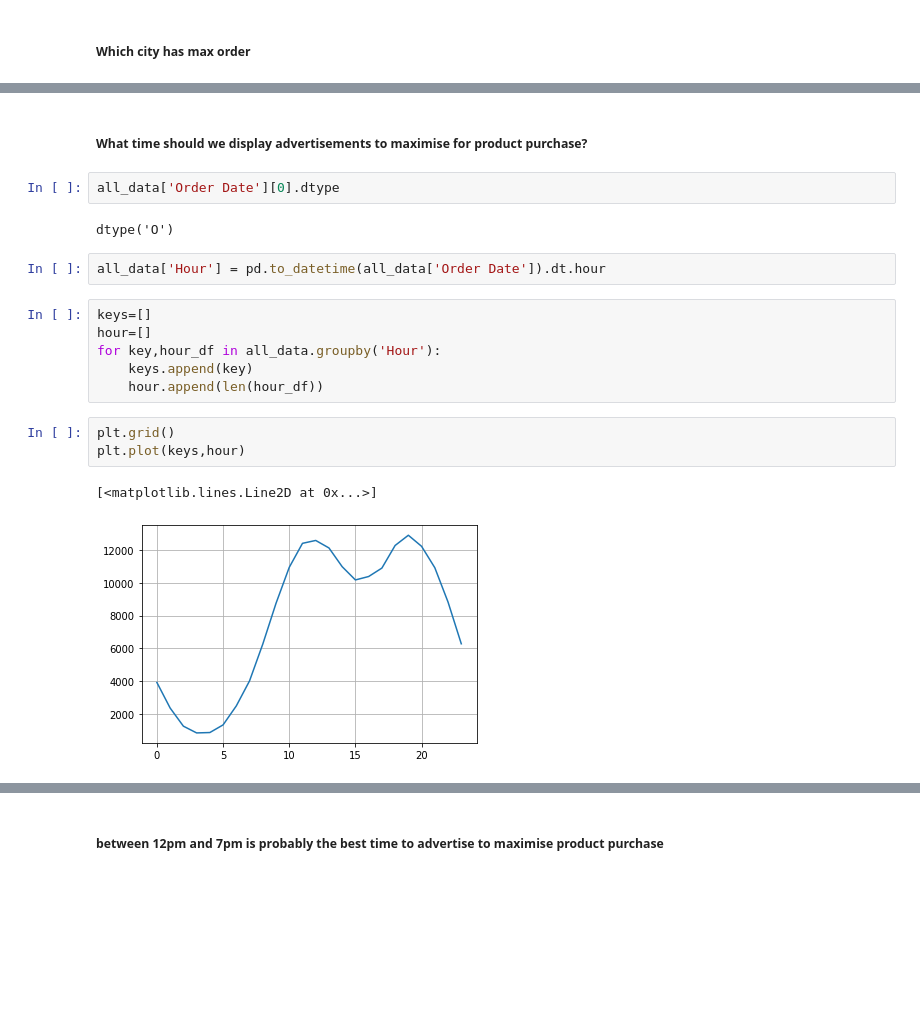
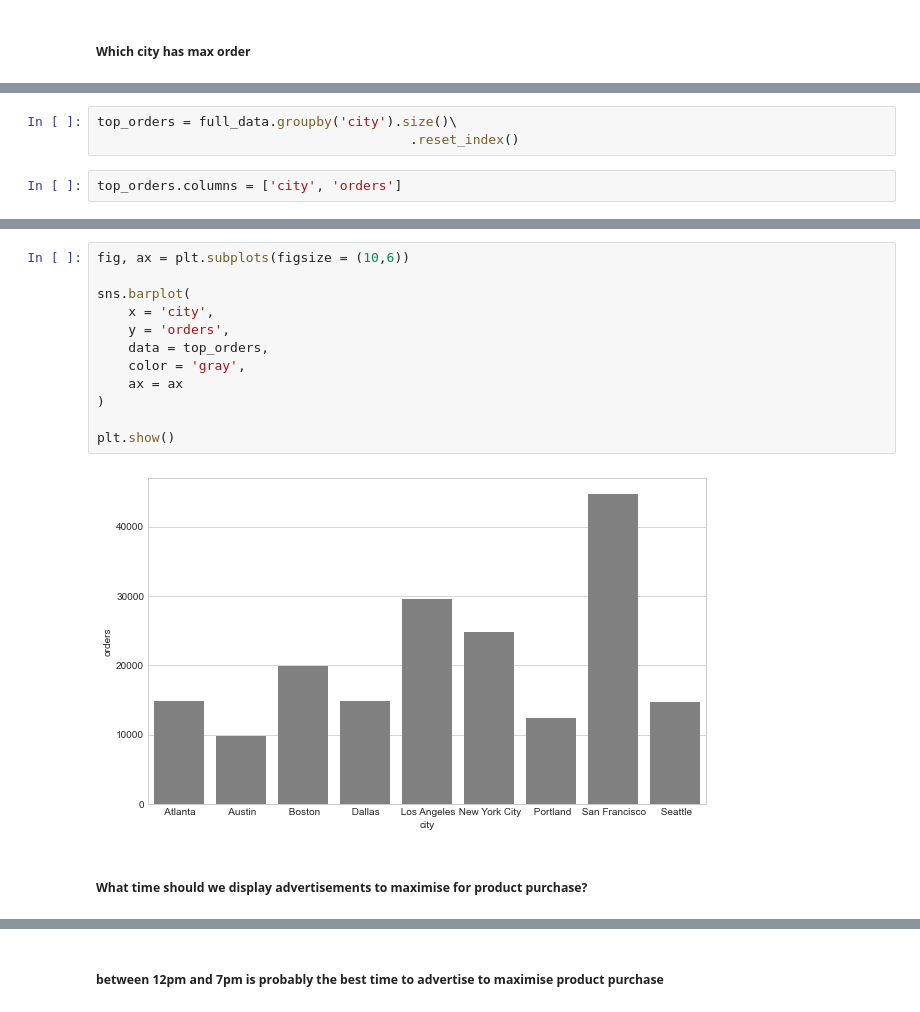
Before and after one commit to Vi-et/project, a Jupyter notebook: Python/5-Sales Data Analysis/Sales_Analysis_Production.ipynb, the cells around one changed output, grey strips where cells are left out. Drawn from its saved outputs; the diff is of its cells as text; blank space fills up the shorter version.

```diff
--- a/Python/5-Sales Data Analysis/Sales_Analysis_Production.ipynb
+++ b/Python/5-Sales Data Analysis/Sales_Analysis_Production.ipynb
@@ -213,0 +202,5 @@ plt.show()
+# %%
+top_orders = full_data.groupby('city').size()\
+                                        .reset_index()
+# %%
+top_orders.columns = ['city', 'orders']
@@ -214,20 +220,16 @@ plt.show()
+# %%
+fig, ax = plt.subplots(figsize = (10,6))
+
+sns.barplot(
+    x = 'city',
+    y = 'orders',
+    data = top_orders,
+    color = 'gray',
+    ax = ax
+)
+
+plt.show()
+# %% [output]
+[figure, added]
 # %% [markdown]
 ##### What time should we display advertisements to maximise for product purchase?
-# %%
-all_data['Order Date'][0].dtype
-# %% [output]
-dtype('O')
-# %%
-all_data['Hour'] = pd.to_datetime(all_data['Order Date']).dt.hour
-# %%
-keys=[]
-hour=[]
-for key,hour_df in all_data.groupby('Hour'):
-    keys.append(key)
-    hour.append(len(hour_df))
-# %%
-plt.grid()
-plt.plot(keys,hour)
-# %% [output]
-[<matplotlib.lines.Line2D at 0x...>]
-[figure, removed]
```
Also changed, not shown: parts of 15 cells of this notebook.
